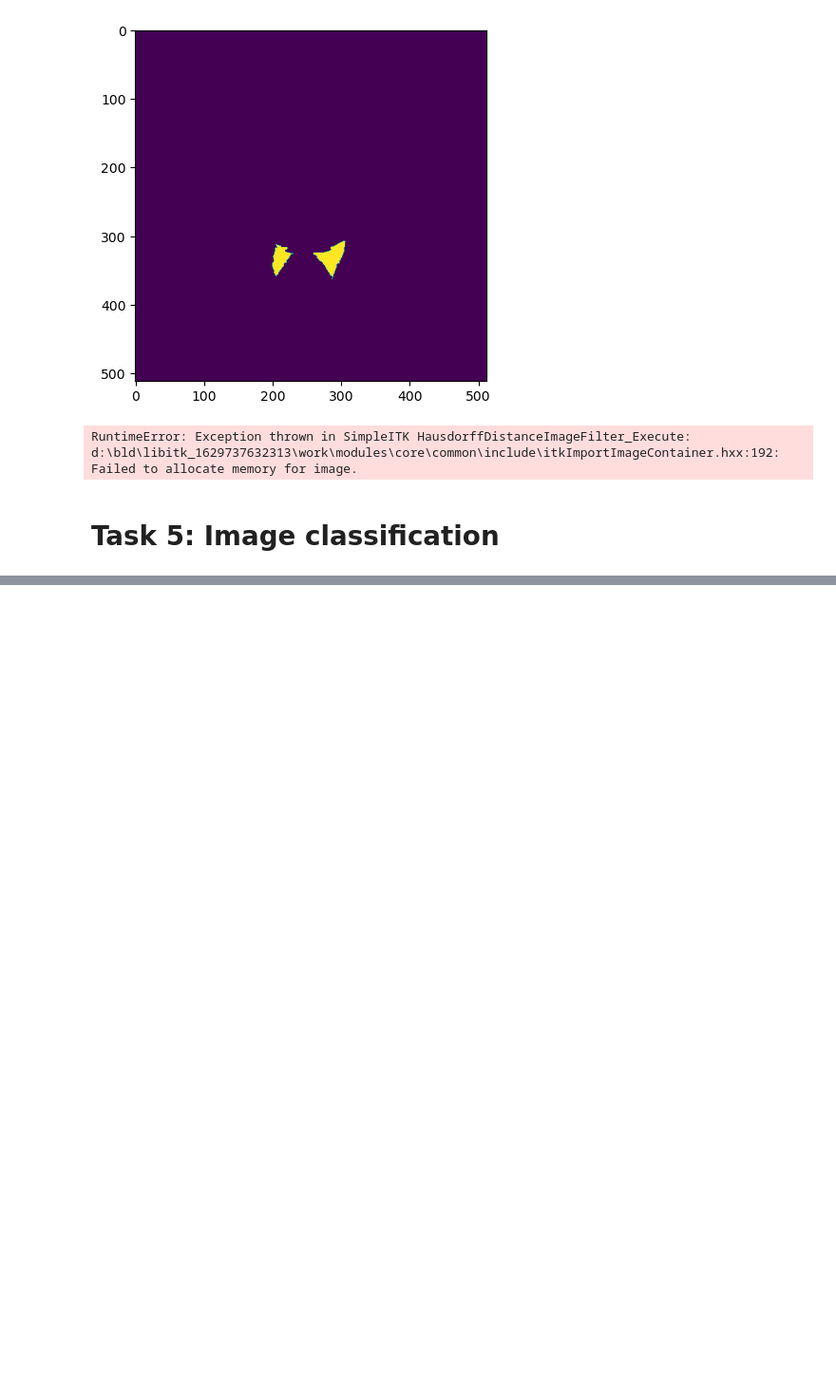
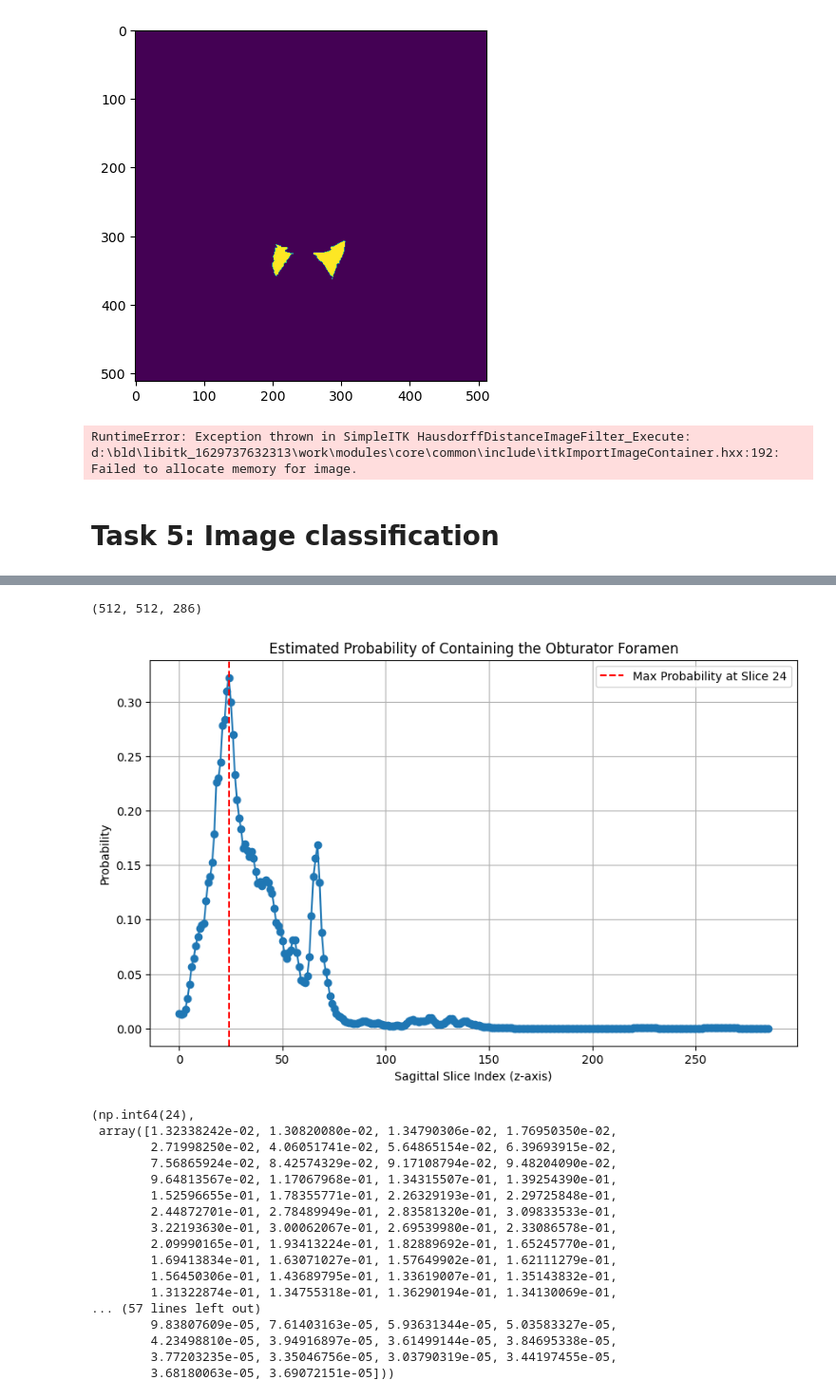
Before and after one commit to loicdemore/Projet3D_2, a Jupyter notebook: Notebook.ipynb, the cells around one changed output, grey strips where cells are left out. Shown at 95% size. Cells and saved outputs as stored; diff of their text form; code cells hidden in the pictures; blank space fills up the shorter version.

Commit message:
Add Classifier part

```diff
--- a/Notebook.ipynb
+++ b/Notebook.ipynb
@@ -566,3 +566,21 @@ RuntimeError: Exception thrown in SimpleITK HausdorffDistanceImageFilter_Execute
 Failed to allocate memory for image.
 # %% [markdown]
 # Task 5: Image classification
+# %%
+## Patient g1_53 de 81 à 38 sur 311
+## Patient g1_54 de 66 à 27 sur 276
+## Patient g1_55 de 81 à 31 sur 301
+
+# List 1: 311 elements, indices 38 to 81 are 1, others are 0
+list1 = [1 if 38 <= i <= 81 else 0 for i in range(311)]
+
+# List 2: 276 elements, indices 27 to 66 are 1, others are 0
+list2 = [1 if 27 <= i <= 66 else 0 for i in range(276)]
+
+# List 3: 311 elements, indices 31 to 81 are 1, others are 0
+list3 = [1 if 31 <= i <= 81 else 0 for i in range(301)]
+
+# Print the lists to verify (optional)
+print("List 1:", list1)
+print("List 2:", list2)
+print("List 3:", list3)
@@ -568,0 +716,35 @@ Failed to allocate memory for image.
+# %%
+import nibabel as nib
+import numpy as np
+
+# Load the NIfTI image
+nifti_image = nib.load(r'C:\Users\Serge\Documents\Projet3D_2\Dataset\COMMON_images_masks\common_40_image.nii.gz')
+
+# Get the image data as a 3D NumPy array (shape: [num_slices, height, width])
+test_image = nifti_image.get_fdata()
+
+# Verify the shape of the loaded image
+print(test_image.shape)  # Should output (num_slices, height, width)
+# %% [output]
+(512, 512, 286)
+# %%
+obturator_foramen_selection(test_image,classifier)
+# %% [output]
+[figure, added]
+(np.int64(24),
+ array([1.32338242e-02, 1.30820080e-02, 1.34790306e-02, 1.76950350e-02,
+        2.71998250e-02, 4.06051741e-02, 5.64865154e-02, 6.39693915e-02,
+        7.56865924e-02, 8.42574329e-02, 9.17108794e-02, 9.48204090e-02,
+        9.64813567e-02, 1.17067968e-01, 1.34315507e-01, 1.39254390e-01,
+        1.52596655e-01, 1.78355771e-01, 2.26329193e-01, 2.29725848e-01,
+        2.44872701e-01, 2.78489949e-01, 2.83581320e-01, 3.09833533e-01,
+        3.22193630e-01, 3.00062067e-01, 2.69539980e-01, 2.33086578e-01,
+        2.09990165e-01, 1.93413224e-01, 1.82889692e-01, 1.65245770e-01,
+        1.69413834e-01, 1.63071027e-01, 1.57649902e-01, 1.62111279e-01,
+        1.56450306e-01, 1.43689795e-01, 1.33619007e-01, 1.35143832e-01,
+        1.31322874e-01, 1.34755318e-01, 1.36290194e-01, 1.34130069e-01,
+... (57 lines left out)
+        9.83807609e-05, 7.61403163e-05, 5.93631344e-05, 5.03583327e-05,
+        4.23498810e-05, 3.94916897e-05, 3.61499144e-05, 3.84695338e-05,
+        3.77203235e-05, 3.35046756e-05, 3.03790319e-05, 3.44197455e-05,
+        3.68180063e-05, 3.69072151e-05]))
```
Also changed, not shown: parts of 6 cells of this notebook.
